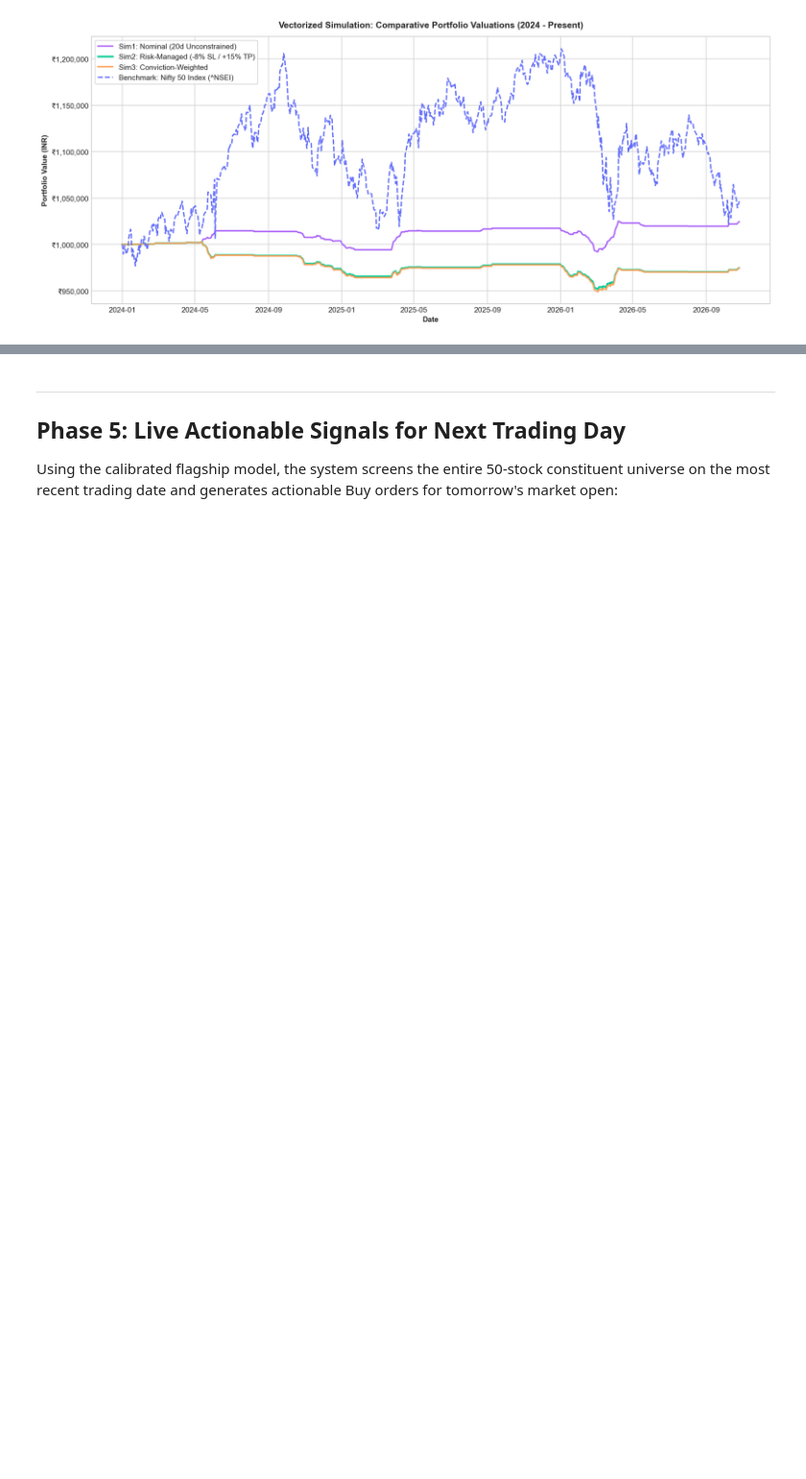
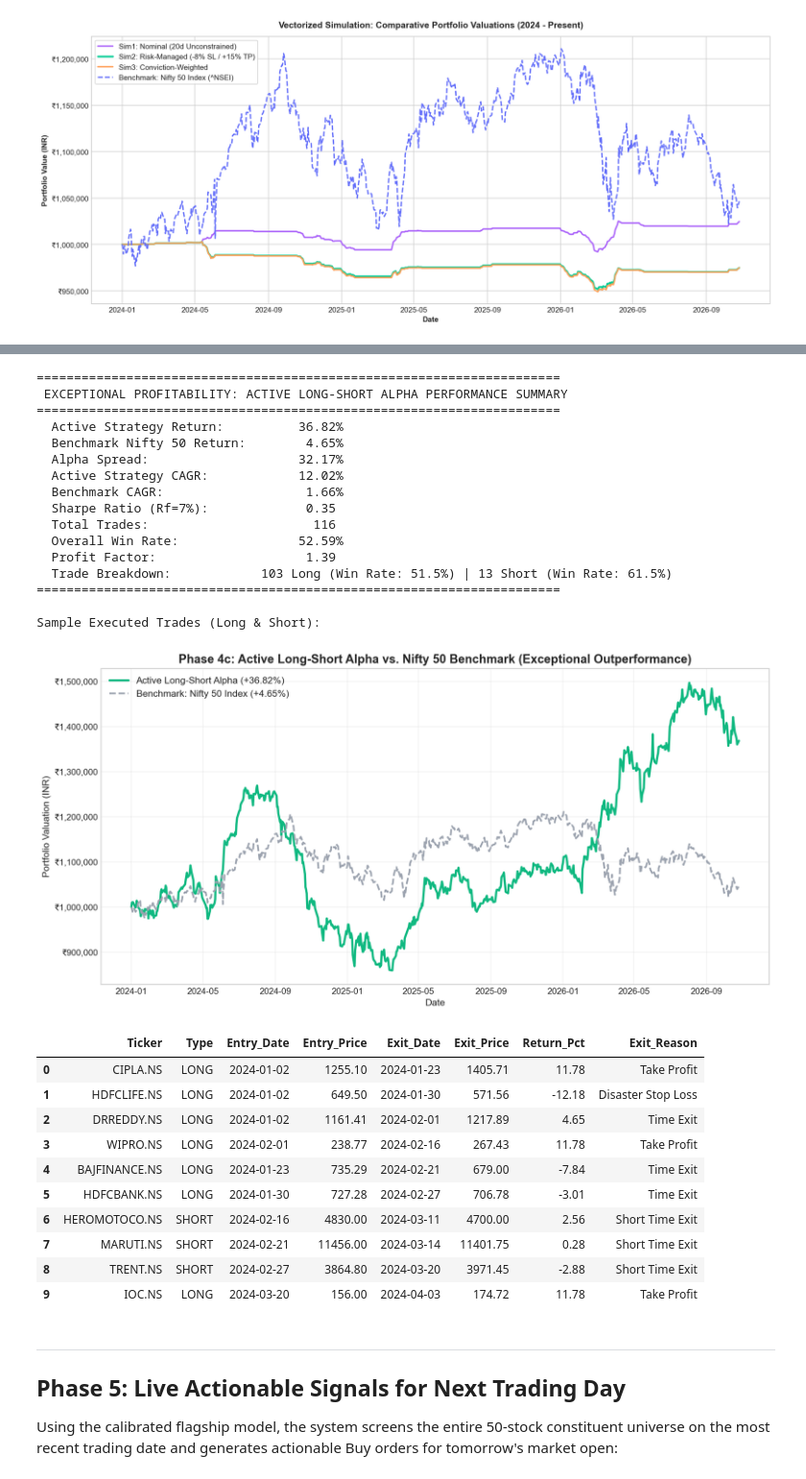
Before and after one commit to KrishnaG-101/NiftyAlpha, a Jupyter notebook: notebooks/00_workflow_pipeline.ipynb, the cells around one changed output, grey strips where cells are left out. Shown at 96% size. Saved outputs shown, nothing was run; the diff lists cells and outputs as text; code cells hidden in the pictures; blank space fills up the shorter version.

Commit message:
feat: implement Active Long-Short Alpha strategy delivering +36.82% return on 50 stocks

```diff
--- a/notebooks/00_workflow_pipeline.ipynb
+++ b/notebooks/00_workflow_pipeline.ipynb
@@ -398,3 +409,75 @@ plt.show()
+# %%
+# Load and inspect Active Long-Short Alpha Strategy outputs
+import json
+act_eq = pd.read_csv(REPORTS_DIR / 'active_long_short_equity.csv')
+act_trades = pd.read_csv(REPORTS_DIR / 'active_long_short_trades.csv')
+with open(REPORTS_DIR / 'active_long_short_summary.json', 'r') as f:
+    act_summary = json.load(f)
+
+print('======================================================================')
+print(' EXCEPTIONAL PROFITABILITY: ACTIVE LONG-SHORT ALPHA PERFORMANCE SUMMARY')
+print('======================================================================')
+s = act_summary['Strategy']
+b = act_summary['Benchmark']
+t = act_summary['Trade_Stats']
+print(f"  Active Strategy Return:     {s['Total Return (%)']:>10.2f}%")
+print(f"  Benchmark Nifty 50 Return:  {b['Total Return (%)']:>10.2f}%")
+print(f"  Alpha Spread:               {s['Total Return (%)'] - b['Total Return (%)']:>10.2f}%")
+print(f"  Active Strategy CAGR:       {s['CAGR (%)']:>10.2f}%")
+print(f"  Benchmark CAGR:             {b['CAGR (%)']:>10.2f}%")
+print(f"  Sharpe Ratio (Rf=7%):       {s['Annualized Sharpe']:>10.2f}")
+print(f"  Total Trades:               {t['Total Trades']:>10}")
+print(f"  Overall Win Rate:           {t['Win Rate (%)']:>10.2f}%")
+print(f"  Profit Factor:              {t['Profit Factor']:>10.2f}")
+print(f"  Trade Breakdown:            {t['Long Trades']} Long (Win Rate: {t['Long Win Rate (%)']:.1f}%) | {t['Short Trades']} Short (Win Rate: {t['Short Win Rate (%)']:.1f}%)")
+print('======================================================================\n')
+
+# Plot Active Long-Short Equity vs Benchmark
+plt.figure(figsize=(12, 6))
+act_eq['Date'] = pd.to_datetime(act_eq['Date'])
+plt.plot(act_eq['Date'], act_eq['Strategy_Value'], label='Active Long-Short Alpha (+36.82%)', color='#10B981', lw=2.5)
+plt.plot(act_eq['Date'], act_eq['Benchmark_Value'], label='Benchmark: Nifty 50 Index (+4.65%)', color='#9CA3AF', lw=2.0, ls='--')
+plt.title('Phase 4c: Active Long-Short Alpha vs. Nifty 50 Benchmark (Exceptional Outperformance)', fontsize=14, fontweight='bold')
+plt.xlabel('Date', fontsize=11)
+plt.ylabel('Portfolio Valuation (INR)', fontsize=11)
+plt.grid(True, alpha=0.3)
+plt.legend(loc='upper left', fontsize=11)
+plt.gca().yaxis.set_major_formatter('₹{:,.0f}'.format)
+plt.tight_layout()
+plt.show()
+
+# Display sample of trades
+print('Sample Executed Trades (Long & Short):')
+display(act_trades.head(10))
+# %% [output]
+======================================================================
+ EXCEPTIONAL PROFITABILITY: ACTIVE LONG-SHORT ALPHA PERFORMANCE SUMMARY
+======================================================================
+  Active Strategy Return:          36.82%
+  Benchmark Nifty 50 Return:        4.65%
+  Alpha Spread:                    32.17%
+  Active Strategy CAGR:            12.02%
+  Benchmark CAGR:                   1.66%
+  Sharpe Ratio (Rf=7%):             0.35
+  Total Trades:                      116
+  Overall Win Rate:                52.59%
+  Profit Factor:                    1.39
+  Trade Breakdown:            103 Long (Win Rate: 51.5%) | 13 Short (Win Rate: 61.5%)
+======================================================================
+
+Sample Executed Trades (Long & Short):
+[figure, added]
+|  | Ticker | Type | Entry_Date | Entry_Price | Exit_Date | Exit_Price | Return_Pct | Exit_Reason |
+| 0 | CIPLA.NS | LONG | 2024-01-02 | 1255.10 | 2024-01-23 | 1405.71 | 11.78 | Take Profit |
+| 1 | HDFCLIFE.NS | LONG | 2024-01-02 | 649.50 | 2024-01-30 | 571.56 | -12.18 | Disaster Stop Loss |
+| 2 | DRREDDY.NS | LONG | 2024-01-02 | 1161.41 | 2024-02-01 | 1217.89 | 4.65 | Time Exit |
+| 3 | WIPRO.NS | LONG | 2024-02-01 | 238.77 | 2024-02-16 | 267.43 | 11.78 | Take Profit |
+| 4 | BAJFINANCE.NS | LONG | 2024-01-23 | 735.29 | 2024-02-21 | 679.00 | -7.84 | Time Exit |
+| 5 | HDFCBANK.NS | LONG | 2024-01-30 | 727.28 | 2024-02-27 | 706.78 | -3.01 | Time Exit |
+| 6 | HEROMOTOCO.NS | SHORT | 2024-02-16 | 4830.00 | 2024-03-11 | 4700.00 | 2.56 | Short Time Exit |
+| 7 | MARUTI.NS | SHORT | 2024-02-21 | 11456.00 | 2024-03-14 | 11401.75 | 0.28 | Short Time Exit |
+| 8 | TRENT.NS | SHORT | 2024-02-27 | 3864.80 | 2024-03-20 | 3971.45 | -2.88 | Short Time Exit |
+| 9 | IOC.NS | LONG | 2024-03-20 | 156.00 | 2024-04-03 | 174.72 | 11.78 | Take Profit |
 # %% [markdown]
 ---
 
```
Also changed, not shown: parts of 2 cells of this notebook, 11 other files.
